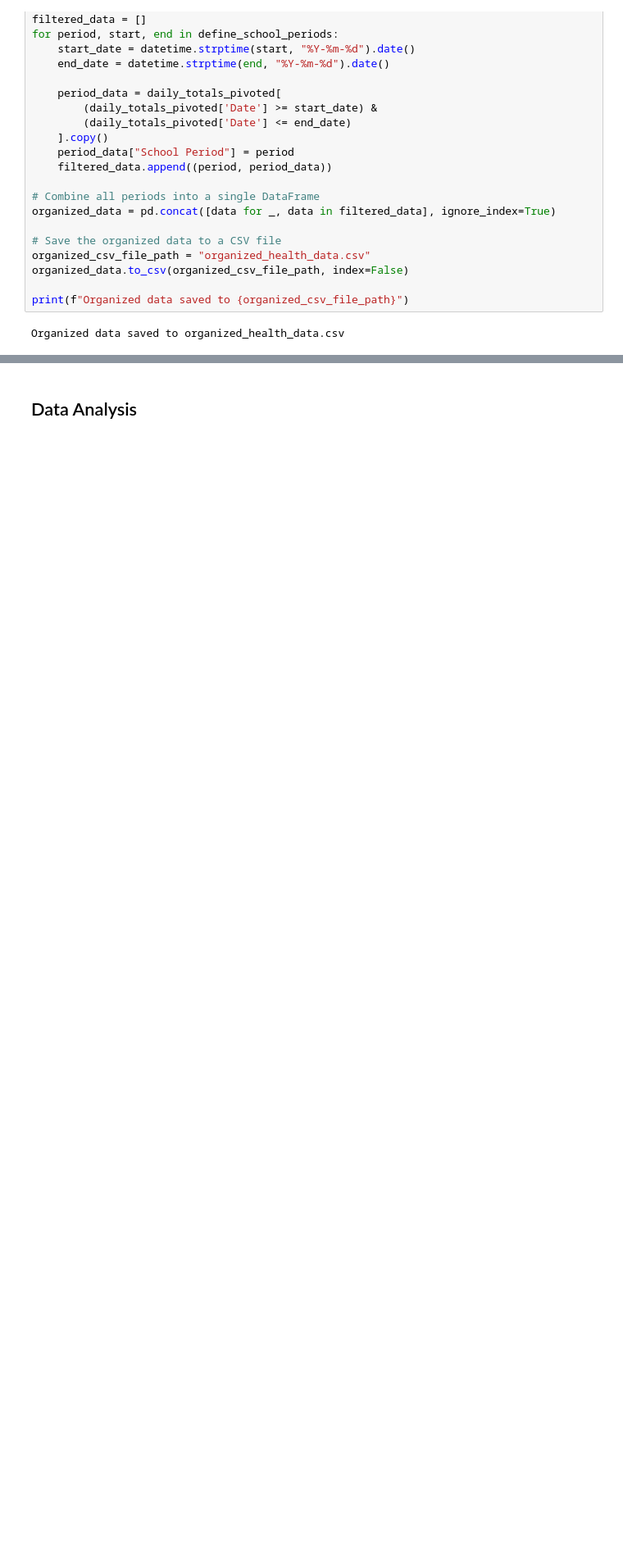
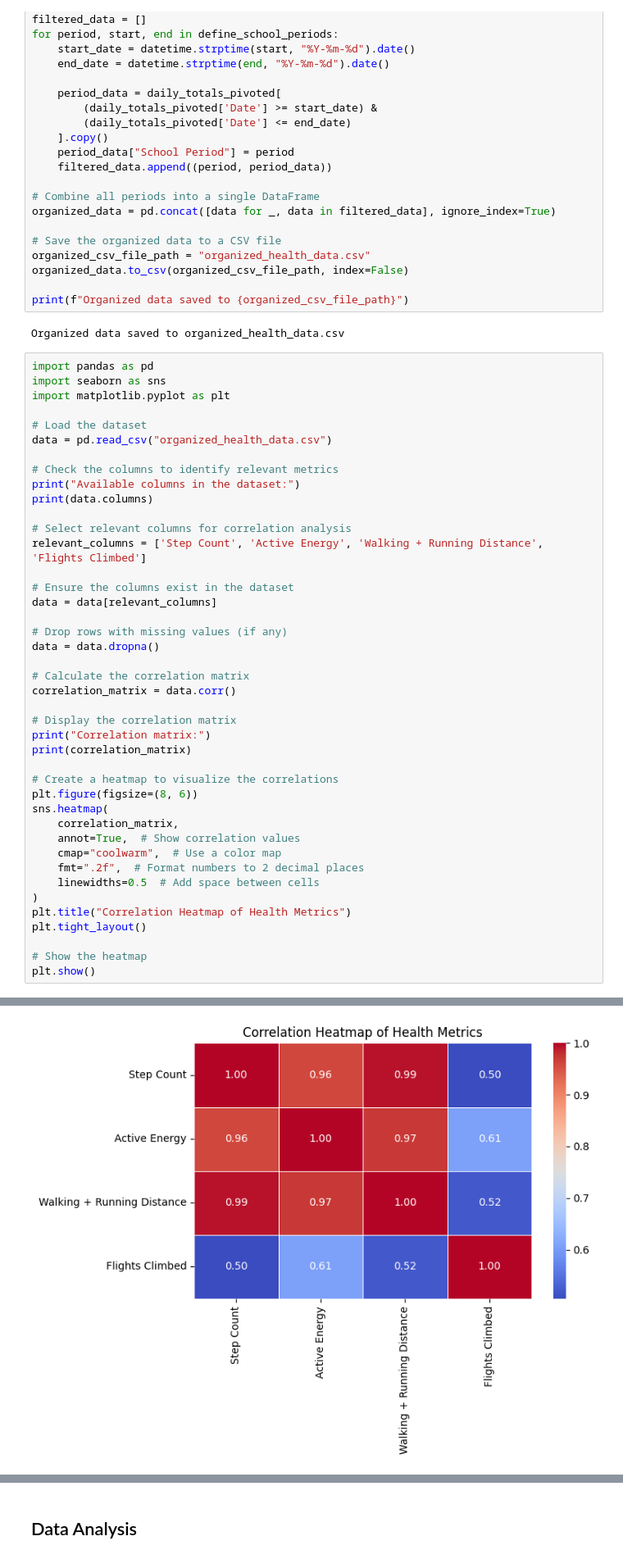
Before and after one commit to eray-akalin/academic-intensity-and-health-analysis, a Jupyter notebook: DSA210_Project.ipynb, the cells around one changed output, grey strips where cells are left out. Shown: that part at 82% size. Saved outputs shown, nothing was run; the diff lists cells and outputs as text; blank space fills up the shorter version.

```diff
--- a/DSA210_Project.ipynb
+++ b/DSA210_Project.ipynb
@@ -89,3 +89,46 @@ organized_data.to_csv(organized_csv_file_path, index=False)
 print(f"Organized data saved to {organized_csv_file_path}")
 # %% [output]
 Organized data saved to organized_health_data.csv
+# %%
+import pandas as pd
+import seaborn as sns
+import matplotlib.pyplot as plt
+
+# Load the dataset
+data = pd.read_csv("organized_health_data.csv")
+
+# Check the columns to identify relevant metrics
+print("Available columns in the dataset:")
+print(data.columns)
+
+# Select relevant columns for correlation analysis
+relevant_columns = ['Step Count', 'Active Energy', 'Walking + Running Distance', 'Flights Climbed']
+
+# Ensure the columns exist in the dataset
+data = data[relevant_columns]
+
+# Drop rows with missing values (if any)
+data = data.dropna()
+
+# Calculate the correlation matrix
+correlation_matrix = data.corr()
+
+# Display the correlation matrix
+print("Correlation matrix:")
+print(correlation_matrix)
+
+# Create a heatmap to visualize the correlations
+plt.figure(figsize=(8, 6))
+sns.heatmap(
+    correlation_matrix,
+    annot=True,  # Show correlation values
+    cmap="coolwarm",  # Use a color map
+    fmt=".2f",  # Format numbers to 2 decimal places
+    linewidths=0.5  # Add space between cells
+)
+plt.title("Correlation Heatmap of Health Metrics")
+plt.tight_layout()
+
+# Show the heatmap
+plt.show()
+# %% [output]
@@ -91,0 +151 @@ Organized data saved to organized_health_data.csv
+[figure, added]
```
Also changed, not shown: parts of 10 cells of this notebook.
